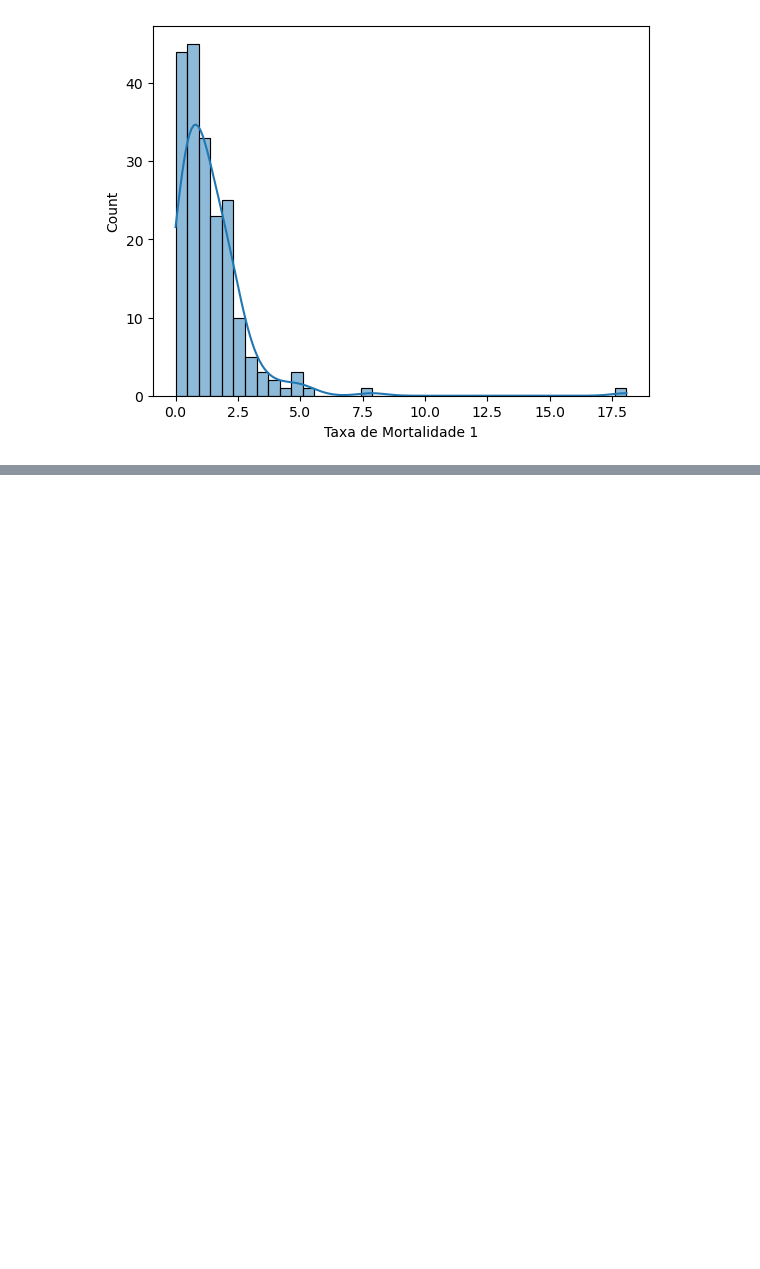
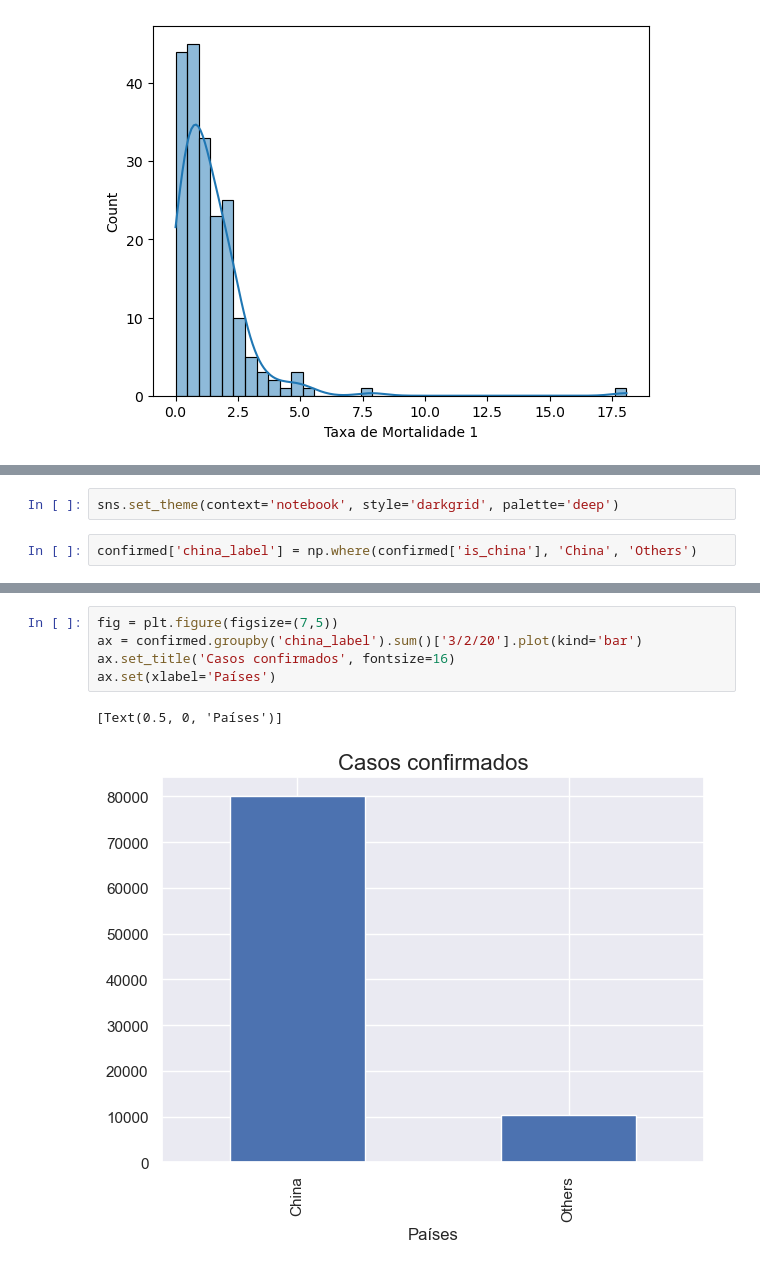
Before and after one commit to OliveiraLucas29/Curso_DataScience_Alura, a Jupyter notebook: Analises_para_medicina/Caderno do Curso.ipynb, the cells around one changed output, grey strips where cells are left out. Drawn from its saved outputs; the diff is of its cells as text; blank space fills up the shorter version.

```diff
--- a/Analises_para_medicina/Caderno do Curso.ipynb
+++ b/Analises_para_medicina/Caderno do Curso.ipynb
@@ -453,0 +549,4 @@ sns.histplot(combined.query('Confirmados >= 100')['Taxa de Mortalidade 1'], kde=
+# %%
+sns.set_theme(context='notebook', style='darkgrid', palette='deep')
+# %%
+confirmed['china_label'] = np.where(confirmed['is_china'], 'China', 'Others')
@@ -453,0 +559,8 @@ sns.histplot(combined.query('Confirmados >= 100')['Taxa de Mortalidade 1'], kde=
+# %%
+fig = plt.figure(figsize=(7,5))
+ax = confirmed.groupby('china_label').sum()['3/2/20'].plot(kind='bar')
+ax.set_title('Casos confirmados', fontsize=16)
+ax.set(xlabel='Países')
+# %% [output]
+[Text(0.5, 0, 'Países')]
+[figure, added]
```
Also changed, not shown: parts of 19 cells of this notebook.
